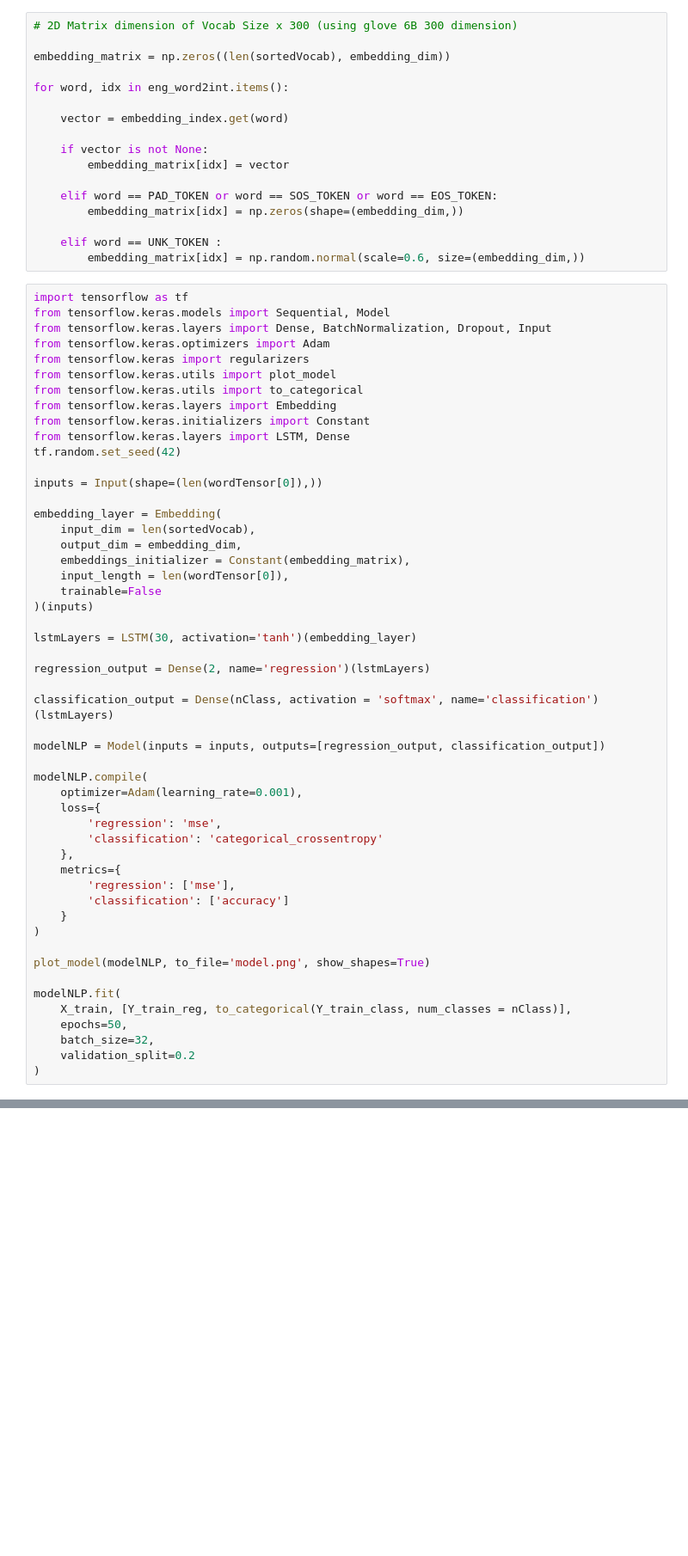
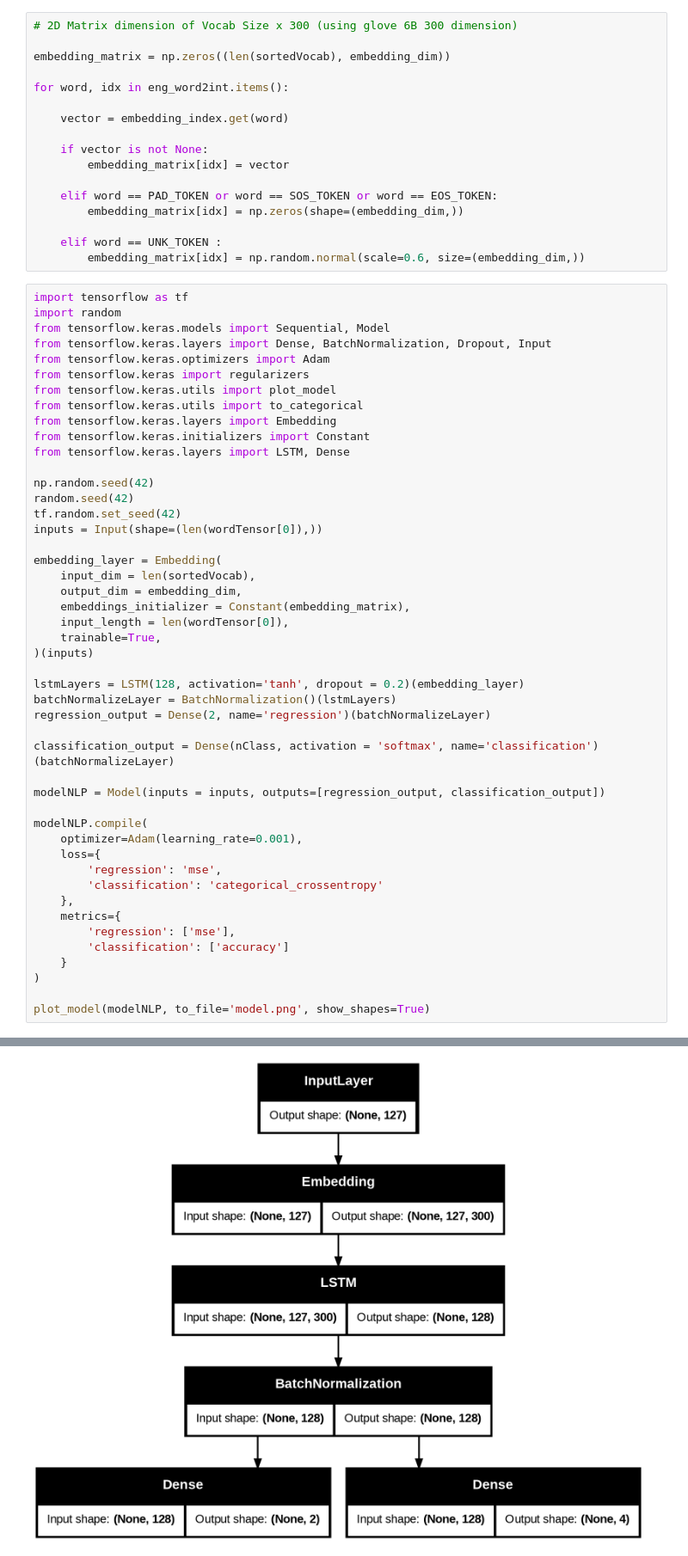
Before and after one commit to Flameflake04/NLP-Project, a Jupyter notebook: RNNModel.ipynb, the cells around one changed output, grey strips where cells are left out. Shown: that part at 86% size. Drawn from its saved outputs; the diff is of its cells as text; blank space fills up the shorter version.

```diff
--- a/RNNModel.ipynb
+++ b/RNNModel.ipynb
@@ -189,6 +187,7 @@ for word, idx in eng_word2int.items():
         embedding_matrix[idx] = np.random.normal(scale=0.6, size=(embedding_dim,))
 # %%
 import tensorflow as tf
+import random
 from tensorflow.keras.models import Sequential, Model
 from tensorflow.keras.layers import Dense, BatchNormalization, Dropout, Input
 from tensorflow.keras.optimizers import Adam
@@ -198,8 +197,10 @@ from tensorflow.keras.utils import to_categorical
 from tensorflow.keras.layers import Embedding
 from tensorflow.keras.initializers import Constant
 from tensorflow.keras.layers import LSTM, Dense
+
+np.random.seed(42)
+random.seed(42)
 tf.random.set_seed(42)
-
 inputs = Input(shape=(len(wordTensor[0]),))
 
 embedding_layer = Embedding(
@@ -207,14 +208,14 @@ embedding_layer = Embedding(
     output_dim = embedding_dim,
     embeddings_initializer = Constant(embedding_matrix),
     input_length = len(wordTensor[0]),
-    trainable=False
+    trainable=True,
 )(inputs)
 
-lstmLayers = LSTM(30, activation='tanh')(embedding_layer)
+lstmLayers = LSTM(128, activation='tanh', dropout = 0.2)(embedding_layer)
+batchNormalizeLayer = BatchNormalization()(lstmLayers)
+regression_output = Dense(2, name='regression')(batchNormalizeLayer)
 
-regression_output = Dense(2, name='regression')(lstmLayers)
-
-classification_output = Dense(nClass, activation = 'softmax', name='classification')(lstmLayers)
+classification_output = Dense(nClass, activation = 'softmax', name='classification')(batchNormalizeLayer)
 
 modelNLP = Model(inputs = inputs, outputs=[regression_output, classification_output])
 
@@ -231,11 +232,4 @@ modelNLP.compile(
 )
 
 plot_model(modelNLP, to_file='model.png', show_shapes=True)
-
-modelNLP.fit(
-    X_train, [Y_train_reg, to_categorical(Y_train_class, num_classes = nClass)],
-    epochs=50,
-    batch_size=32,
-    validation_split=0.2
-)
 # %% [output]
@@ -249,0 +236 @@ KeyboardInterrupt:
+[figure, added]
```
Also changed, not shown: parts of 8 cells of this notebook, 3 other files.
